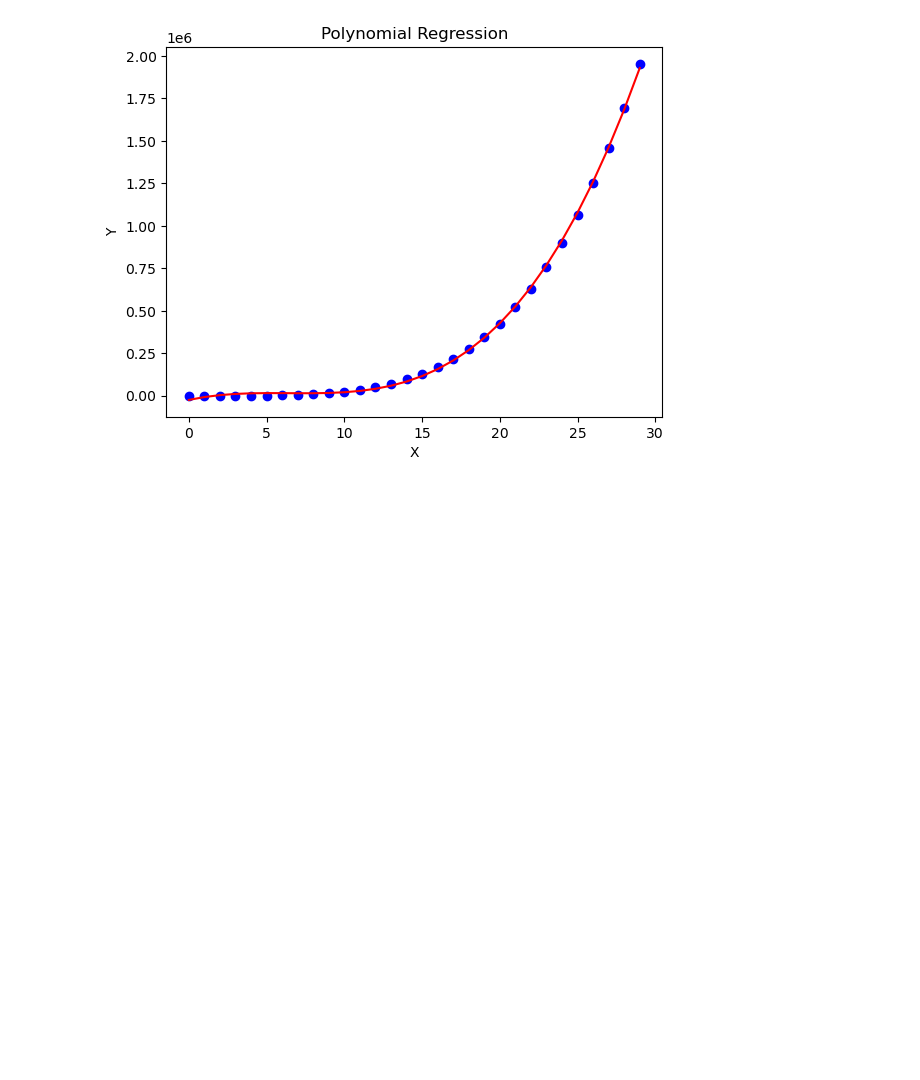
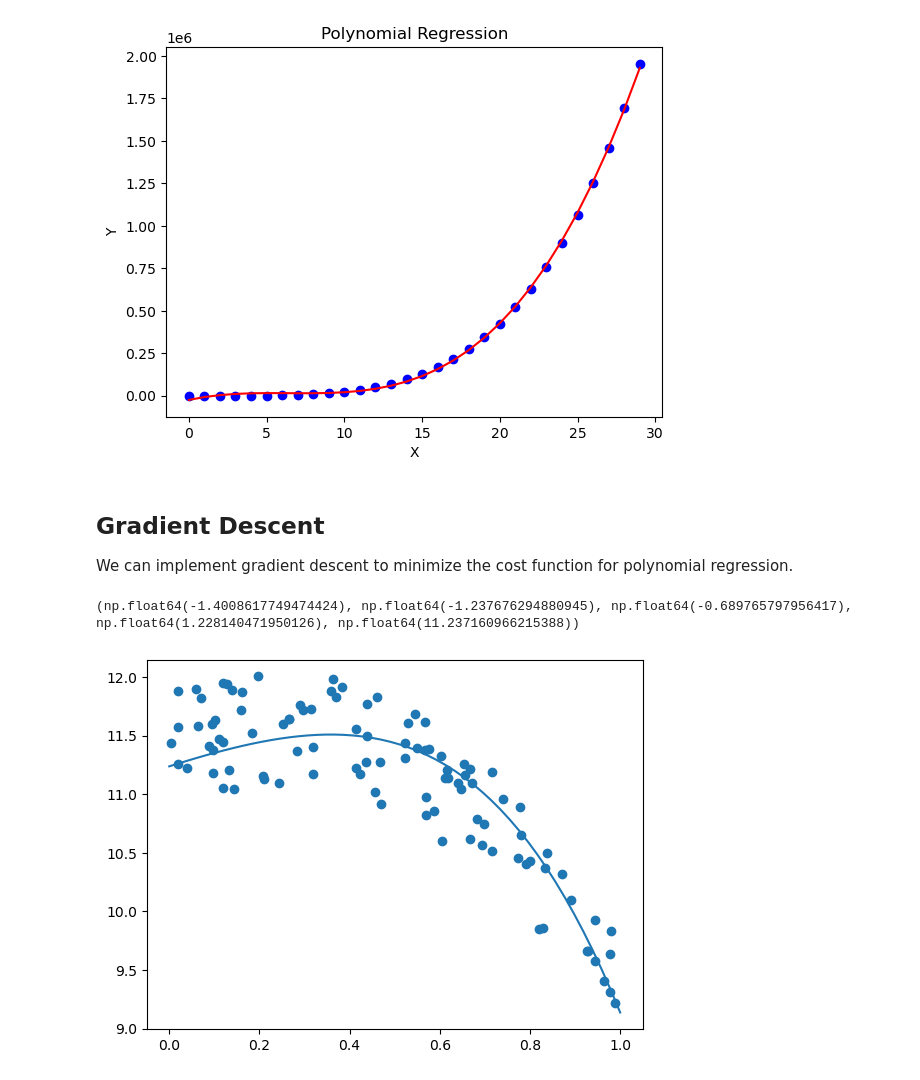
Before and after one commit to SharafatKarim/python-notebook, a Jupyter notebook: 02 - numerical methods/07 - polynomial_regression.ipynb, the cells around one changed output. Saved outputs shown, nothing was run; the diff lists cells and outputs as text; code cells hidden in the pictures; blank space fills up the shorter version.

```diff
--- a/02 - numerical methods/07 - polynomial_regression.ipynb
+++ b/02 - numerical methods/07 - polynomial_regression.ipynb
@@ -45,3 +45,41 @@ plt.ylabel('Y')
 # %% [output]
 Text(0, 0.5, 'Y')
 [figure]
+# %% [markdown]
+## Gradient Descent
+
+We can implement gradient descent to minimize the cost function for polynomial regression.
+# %%
+np.random.seed(0)
+x = np.random.rand(100,1)
+y = 3 * x**4 - 7 * x**3 + 2 * x**2 + 11 + np.random.rand(100,1)
+
+# m0 x4 + m1 x3 + m2 x2 + m3 x + m4
+def gd(x, y, m0=0, m1=0, m2=0, m3=0, m4=0, epoch=10000, learn=0.001):
+    n = len(x)
+    for i in range(epoch):
+        y_n = m0 * x**4 + m1 * x**3 + m2 * x**2 + m3 * x + m4
+        m4_l = - 2 / n * np.sum(y - y_n)
+        m3_l = - 2 / n * np.sum((y - y_n) * x)
+        m2_l = - 2 / n * np.sum((y - y_n) * x**2)
+        m1_l = - 2 / n * np.sum((y - y_n) * x**3)
+        m0_l = - 2 / n * np.sum((y - y_n) * x**4)
+
+        m4 = m4 - learn * m4_l
+        m3 = m3 - learn * m3_l
+        m2 = m2 - learn * m2_l
+        m1 = m1 - learn * m1_l
+        m0 = m0 - learn * m0_l
+    return m0, m1, m2, m3, m4
+
+
+m0, m1, m2, m3, m4 = gd(x, y)
+print(gd(x, y))
+x_p = np.linspace(0, 1)
+
+plt.plot(x_p, m0 * x_p**4 + m1 * x_p**3 + m2 * x_p**2 + m3 * x_p + m4)
+plt.scatter(x,y)
+plt.show()
+# %% [output]
+(np.float64(-1.4008617749474424), np.float64(-1.237676294880945), np.float64(-0.689765797956417), np.float64(1.228140471950126), np.float64(11.237160966215388))
+[figure, added]
```
Also changed, not shown: 4 other files.
